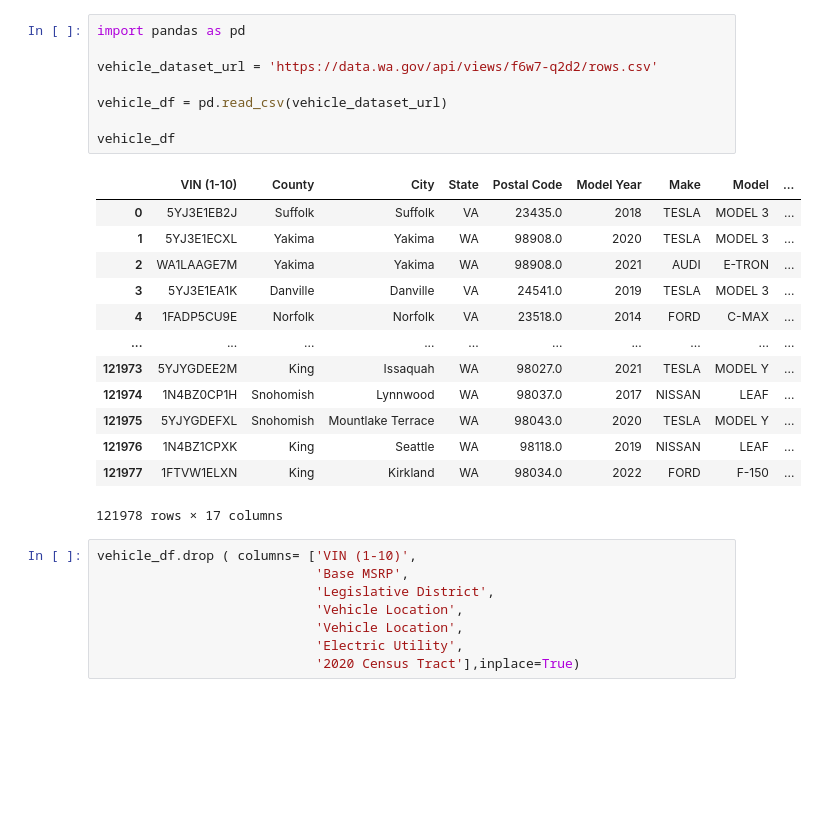
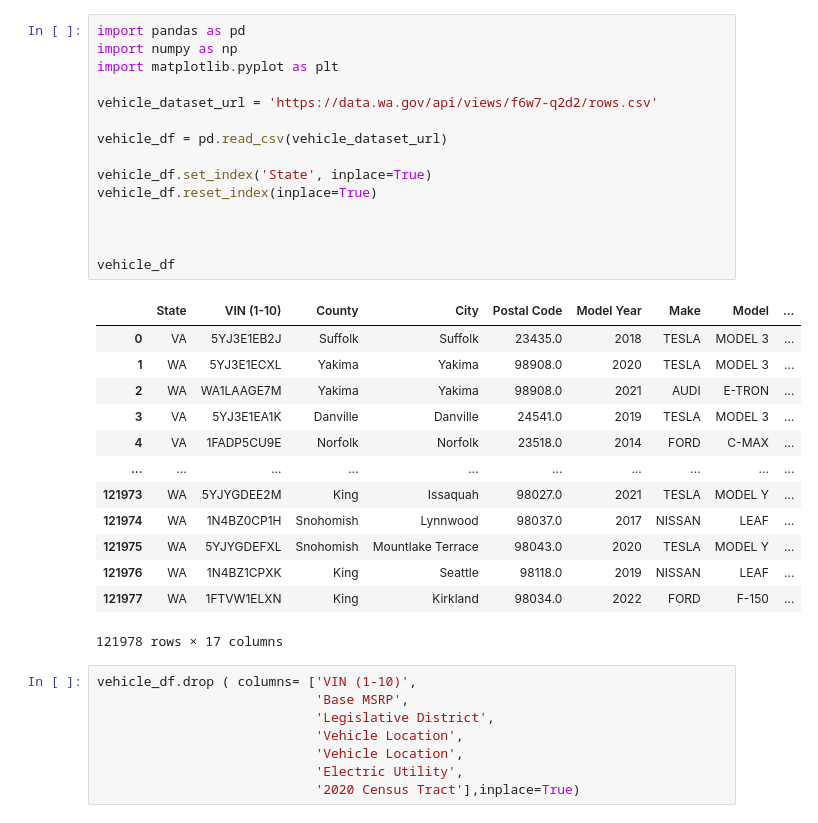
Before and after one commit to HarshDave707/DAB-103, a Jupyter notebook: dab_103.ipynb, the cells around one changed output. Cells and saved outputs as stored; diff of their text form; blank space fills up the shorter version.

```diff
--- a/dab_103.ipynb
+++ b/dab_103.ipynb
@@ -3,24 +3,31 @@
 # %%
 import pandas as pd
+import numpy as np
+import matplotlib.pyplot as plt
 
 vehicle_dataset_url = 'https://data.wa.gov/api/views/f6w7-q2d2/rows.csv'
 
 vehicle_df = pd.read_csv(vehicle_dataset_url)
 
+vehicle_df.set_index('State', inplace=True)
+vehicle_df.reset_index(inplace=True)
+
+
+
 vehicle_df
 # %% [output]
-|  | VIN (1-10) | County | City | State | Postal Code | Model Year | Make | Model | ... |
-| 0 | 5YJ3E1EB2J | Suffolk | Suffolk | VA | 23435.0 | 2018 | TESLA | MODEL 3 | ... |
-| 1 | 5YJ3E1ECXL | Yakima | Yakima | WA | 98908.0 | 2020 | TESLA | MODEL 3 | ... |
-| 2 | WA1LAAGE7M | Yakima | Yakima | WA | 98908.0 | 2021 | AUDI | E-TRON | ... |
-| 3 | 5YJ3E1EA1K | Danville | Danville | VA | 24541.0 | 2019 | TESLA | MODEL 3 | ... |
-| 4 | 1FADP5CU9E | Norfolk | Norfolk | VA | 23518.0 | 2014 | FORD | C-MAX | ... |
+|  | State | VIN (1-10) | County | City | Postal Code | Model Year | Make | Model | ... |
+| 0 | VA | 5YJ3E1EB2J | Suffolk | Suffolk | 23435.0 | 2018 | TESLA | MODEL 3 | ... |
+| 1 | WA | 5YJ3E1ECXL | Yakima | Yakima | 98908.0 | 2020 | TESLA | MODEL 3 | ... |
+| 2 | WA | WA1LAAGE7M | Yakima | Yakima | 98908.0 | 2021 | AUDI | E-TRON | ... |
+| 3 | VA | 5YJ3E1EA1K | Danville | Danville | 24541.0 | 2019 | TESLA | MODEL 3 | ... |
+| 4 | VA | 1FADP5CU9E | Norfolk | Norfolk | 23518.0 | 2014 | FORD | C-MAX | ... |
 | ... | ... | ... | ... | ... | ... | ... | ... | ... | ... |
-| 121973 | 5YJYGDEE2M | King | Issaquah | WA | 98027.0 | 2021 | TESLA | MODEL Y | ... |
-| 121974 | 1N4BZ0CP1H | Snohomish | Lynnwood | WA | 98037.0 | 2017 | NISSAN | LEAF | ... |
-| 121975 | 5YJYGDEFXL | Snohomish | Mountlake Terrace | WA | 98043.0 | 2020 | TESLA | MODEL Y | ... |
-| 121976 | 1N4BZ1CPXK | King | Seattle | WA | 98118.0 | 2019 | NISSAN | LEAF | ... |
-| 121977 | 1FTVW1ELXN | King | Kirkland | WA | 98034.0 | 2022 | FORD | F-150 | ... |
+| 121973 | WA | 5YJYGDEE2M | King | Issaquah | 98027.0 | 2021 | TESLA | MODEL Y | ... |
+| 121974 | WA | 1N4BZ0CP1H | Snohomish | Lynnwood | 98037.0 | 2017 | NISSAN | LEAF | ... |
+| 121975 | WA | 5YJYGDEFXL | Snohomish | Mountlake Terrace | 98043.0 | 2020 | TESLA | MODEL Y | ... |
+| 121976 | WA | 1N4BZ1CPXK | King | Seattle | 98118.0 | 2019 | NISSAN | LEAF | ... |
+| 121977 | WA | 1FTVW1ELXN | King | Kirkland | 98034.0 | 2022 | FORD | F-150 | ... |
 121978 rows × 17 columns
 # %%
 vehicle_df.drop ( columns= ['VIN (1-10)',
```
Also changed, not shown: parts of 33 cells of this notebook.
